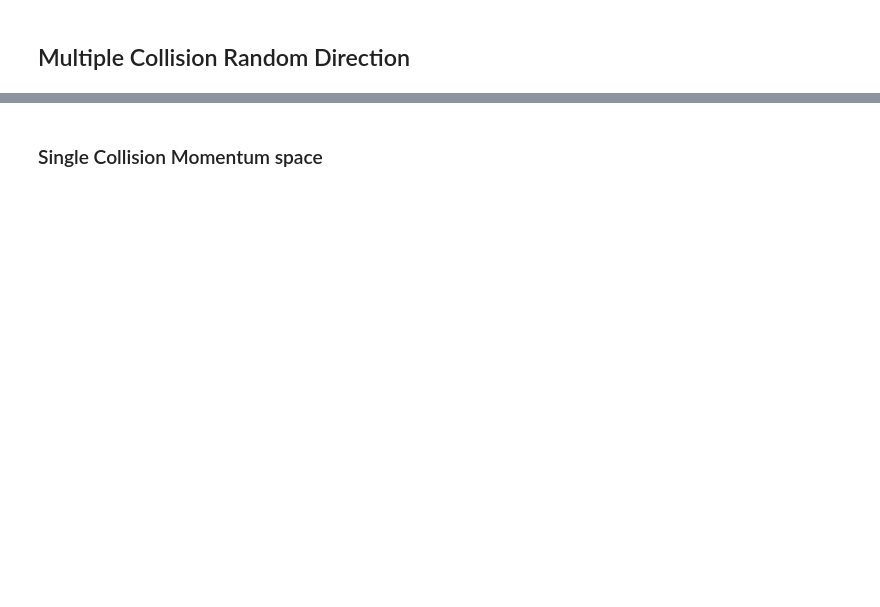
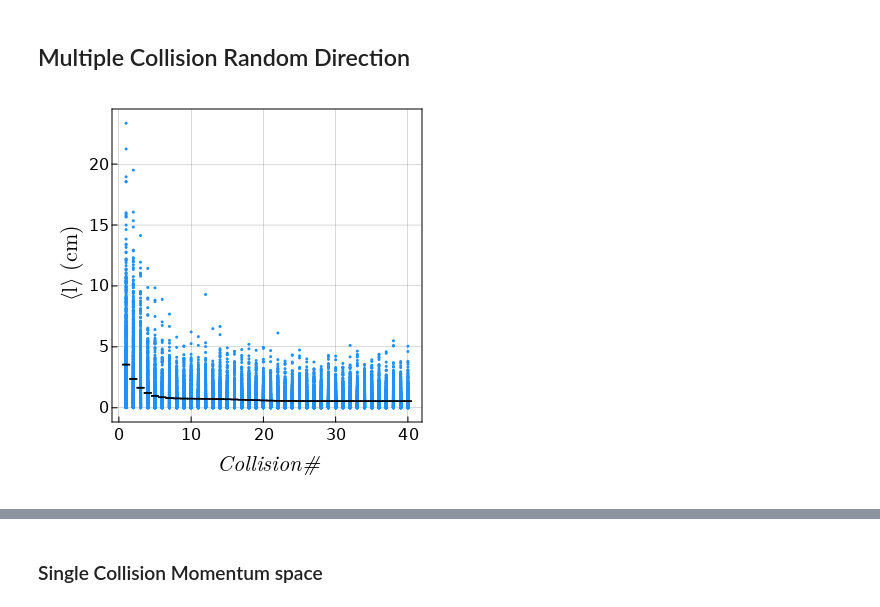
Before and after one commit to JBusink/Neutronenbron_Simulatie, a Jupyter notebook: Scripts/Simulatie.ipynb, the cells around one changed output, grey strips where cells are left out. Saved outputs shown, nothing was run; the diff lists cells and outputs as text; code cells hidden in the pictures; blank space fills up the shorter version.

Commit message:
MFP
Calculated MFP for energie distributions of the particles. Next step is to combine the total path distance.

```diff
--- a/Scripts/Simulatie.ipynb
+++ b/Scripts/Simulatie.ipynb
@@ -229,18 +232,39 @@ fig
 # %%
 Etotal = []
 Pxtotal,Pytotal,Pztotal = [],[],[]
-Thermal_list = []
-
-for i in 1:1:1000000
+# FPTlist1,FPTlist2,FPTlist3,FPTlist4 = [],[],[],[]
+for i in 1:1:100000
     E0,θ,ϕ =1e6,rand()*π,rand()*2*π
     P_initial = sqrt.(2 .* E0) .* SM.unit_vector(θ,ϕ)
-    E,Px,Py,Pz,collision_number,thermalization_number = SM.multiple_collision_random(P_initial,E0,50,1,4e-2)
-
-    push!(Etotal,E)
-    push!(Pxtotal,Px)
-    push!(Pytotal,Py)
-    push!(Pztotal,Pz)
-    # push!(Thermal_list,thermalization_number[1])
+    E,Px,Py,Pz = SM.multiple_collision_random(P_initial,E0,60,1)
+    push!(Etotal,E);push!(Pxtotal,Px);
+    push!(Pytotal,Py);push!(Pztotal,Pz);
+    # push!(FPTlist1,FPT1);push!(FPTlist2,FPT2);
+    # push!(FPTlist3,FPT3);push!(FPTlist4,FPT4);
 end
+# %%
+# distancelist = [NF.random_distance_trav.(Etotal[i]) for i in 1:1:length(Etotal)]
+# distancelist = vcat(distancelist...)
+
+# meanL = mean([NF.random_distance_trav.(Etotal[i][1:1:40]) for i in 1:1:length(Etotal)])
+# yerr = std([NF.random_distance_trav.(Etotal[i][1:1:40]) for i in 1:1:length(Etotal)]) ./ sqrt.(length(Etotal))
+
+fig = Figure(resolution = (400,400))
+ax = Axis(fig[1,1],
+xlabel = L"Collision #",ylabel = L"$\langle$l$\rangle$ (cm)",
+# yscale = log10,
+# limits = (0,20,0,5)
+)
+# hist!(distancelist,bins=NF.logrange(-5,5,100))
+for i in 1:1:1000
+    scatter!(NF.random_distance_trav.(Etotal[i][1:1:40]).*100,color = :dodgerblue,markersize=3)
+end
+errorbars!(ax, LinRange(1,40,40),meanL .* 100,  yerr .* 100; whiskerwidth = 8, color = :black)
+
+# errorbars!(ax, meanL, LinRange(1,20,20), 0; whiskerwidth = 0,direction =:x)
+
+fig
+# %% [output]
+[figure, added]
 # %%
 E0=1e6
```
Also changed, not shown: parts of 8 cells of this notebook, 4 other files.
